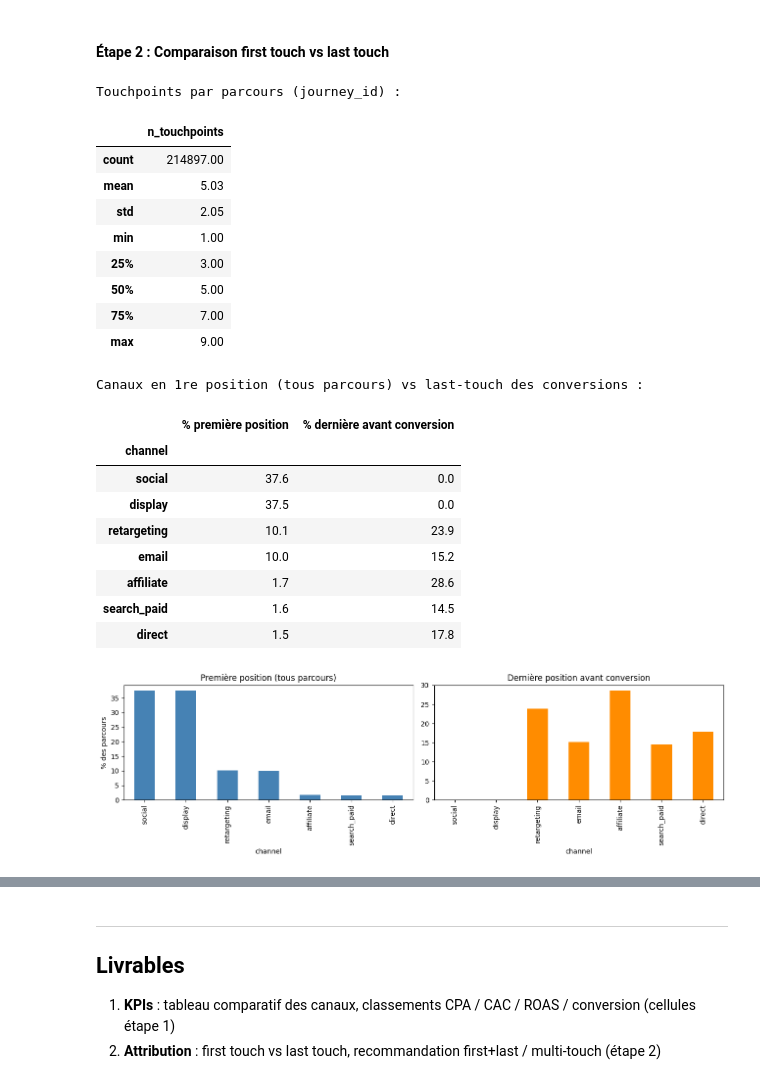
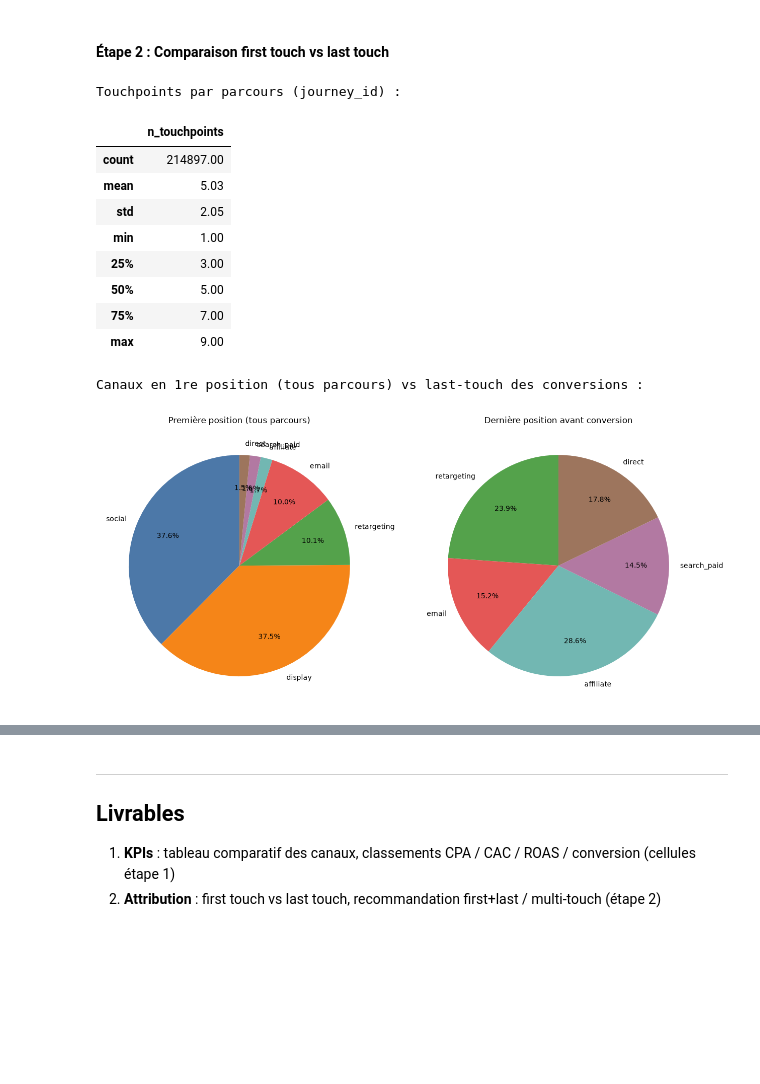
Before and after one commit to Msegura4/lumina_and_co_data_marketing, a Jupyter notebook: TP3.ipynb, the cells around one changed output, grey strips where cells are left out. Cells and saved outputs as stored; diff of their text form; code cells hidden in the pictures; blank space fills up the shorter version.

```diff
--- a/TP3.ipynb
+++ b/TP3.ipynb
@@ -307,47 +332,75 @@ Le classement **change** par rapport au seul CAC : un CAC très bas (e-mail, ret
 # %%
 print("Touchpoints par parcours (journey_id) :")
 display(touchpoints_df.groupby("journey_id").size().describe().to_frame("n_touchpoints").round(2))
 
 idx_first = touchpoints_df.groupby("journey_id")["position"].idxmin()
 first_all = touchpoints_df.loc[idx_first, "channel"].value_counts(normalize=True).mul(100).rename("% première position")
 last_all = (
     touchpoints_df.loc[touchpoints_df["is_last_before_conversion"] == 1, "channel"]
     .value_counts(normalize=True).mul(100).rename("% dernière avant conversion")
 )
 orient = pd.concat([first_all, last_all], axis=1).fillna(0)
 print("\nCanaux en 1re position (tous parcours) vs last-touch des conversions :")
-display(orient.round(1))
 
-fig, axes = plt.subplots(1, 2, figsize=(13, 4))
-orient["% première position"].plot(kind="bar", ax=axes[0], color="steelblue")
+palette = {
+    "social": "#4C78A8",
+    "display": "#F58518",
+    "retargeting": "#54A24B",
+    "email": "#E45756",
+    "affiliate": "#72B7B2",
+    "search_paid": "#B279A2",
+    "direct": "#9D755D",
+}
+
+fig, axes = plt.subplots(1, 2, figsize=(16, 6))
+
+s_first = orient["% première position"]
+s_first = s_first[s_first > 0]
+wedges, _, _ = axes[0].pie(
+    s_first,
+    labels=None,
+    autopct=lambda pct: f"{pct:.1f}%" if pct >= 8 else "",
+    colors=[palette.get(c, "#999999") for c in s_first.index],
+    startangle=90,
+    pctdistance=0.55,
+    wedgeprops=dict(edgecolor="white", linewidth=1),
+)
+axes[0].legend(
+    wedges,
+    [f"{n}  {v:.1f} %" for n, v in s_first.items()],
+    loc="center left",
+    bbox_to_anchor=(1.02, 0.5),
+    fontsize=9,
+    frameon=False,
+)
 axes[0].set_title("Première position (tous parcours)")
-axes[0].set_ylabel("% des parcours")
-orient["% dernière avant conversion"].plot(kind="bar", ax=axes[1], color="darkorange")
+
+s_last = orient["% dernière avant conversion"]
+s_last = s_last[s_last > 0]
+axes[1].pie(
+    s_last,
+    labels=s_last.index,
+    autopct="%1.1f%%",
+    colors=[palette.get(c, "#999999") for c in s_last.index],
+    startangle=90,
+    pctdistance=0.7,
+)
 axes[1].set_title("Dernière position avant conversion")
 plt.tight_layout()
 plt.show()
 # %% [output]
 Touchpoints par parcours (journey_id) :
 |  | n_touchpoints |
 | count | 214897.00 |
 | mean | 5.03 |
 | std | 2.05 |
 | min | 1.00 |
 | 25% | 3.00 |
 | 50% | 5.00 |
 | 75% | 7.00 |
 | max | 9.00 |
 Canaux en 1re position (tous parcours) vs last-touch des conversions :
-|  | % première position | % dernière avant conversion |
-| channel |  |  |
-| social | 37.6 | 0.0 |
-| display | 37.5 | 0.0 |
-| retargeting | 10.1 | 23.9 |
-| email | 10.0 | 15.2 |
-| affiliate | 1.7 | 28.6 |
-| search_paid | 1.6 | 14.5 |
-| direct | 1.5 | 17.8 |
-[figure, old version]
+[figure, new version]
 # %%
 # Crédit 100 % first vs 100 % last sur les parcours CONVERTIS (valeur = CA campagne attribué)
 idx_first_all = touchpoints_df.groupby("journey_id")["position"].idxmin()
```
Also changed, not shown: parts of 3 cells of this notebook.
